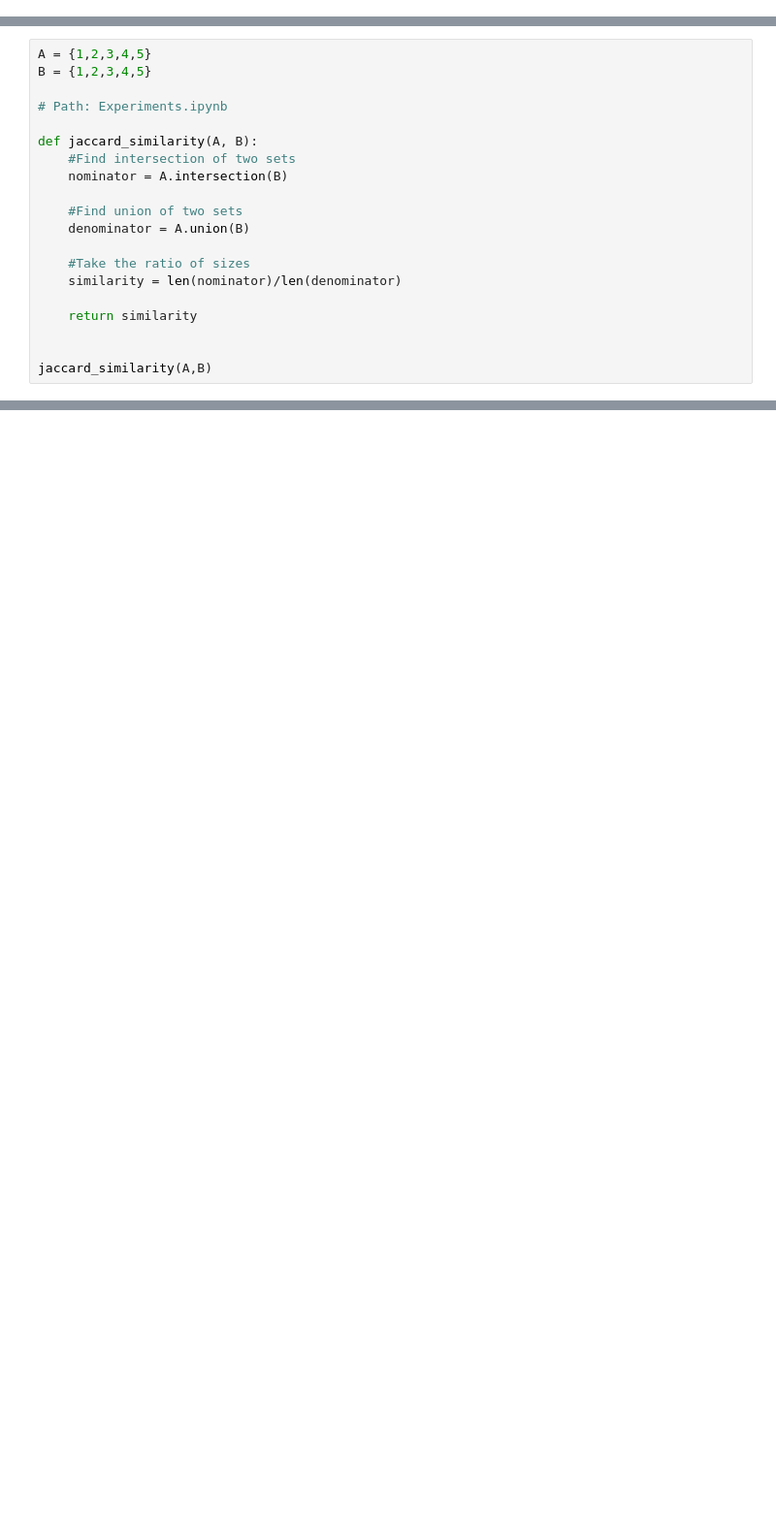
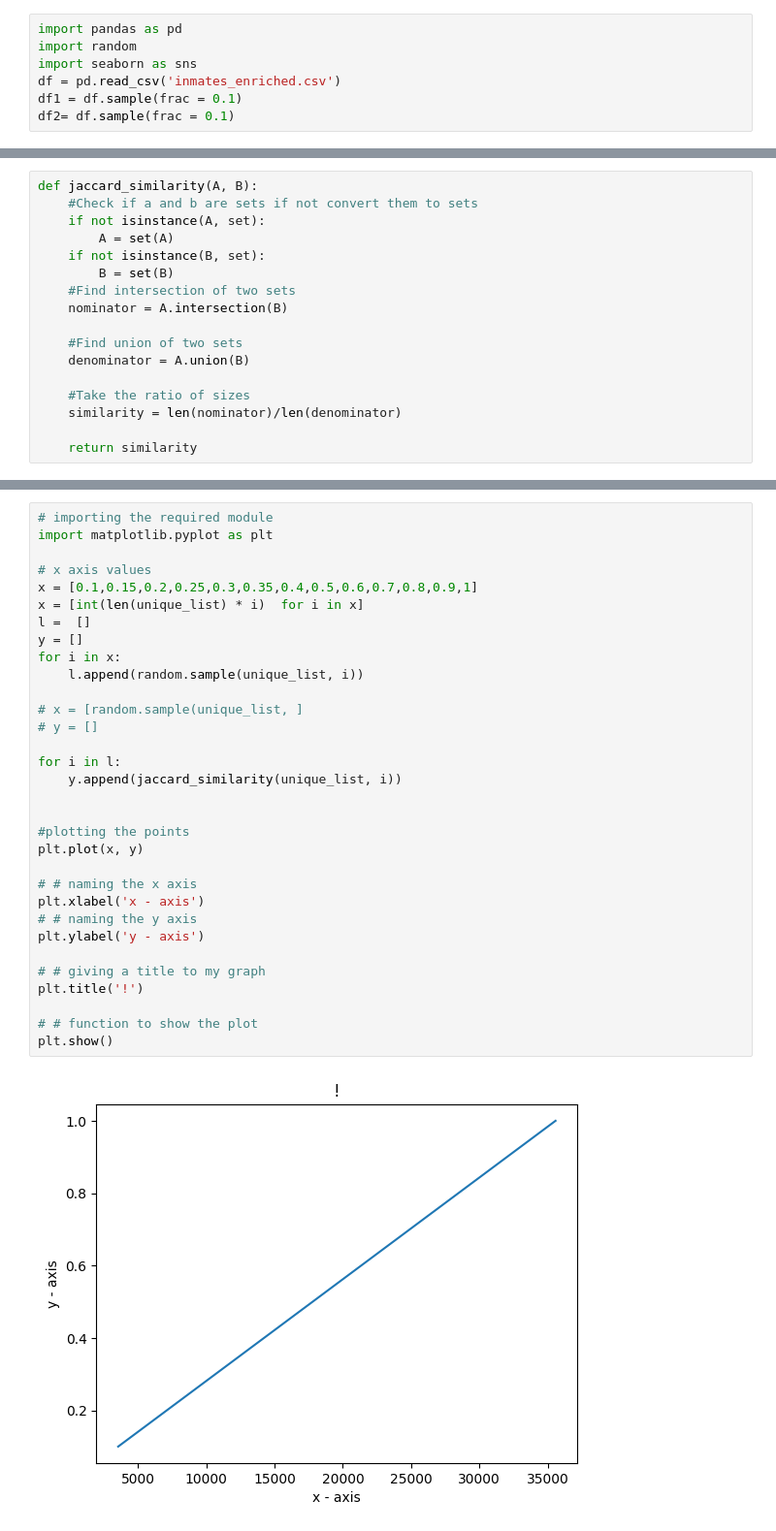
Before and after one commit to SESARLab/Big-Data-Access-Control-Extension, a Jupyter notebook: Experiments/Experiments.ipynb, the cells around one changed output, grey strips where cells are left out. Shown at 97% size. Saved outputs shown, nothing was run; the diff lists cells and outputs as text; blank space fills up the shorter version.

```diff
--- a/Experiments/Experiments.ipynb
+++ b/Experiments/Experiments.ipynb
@@ -0,0 +24,7 @@
+# %%
+import pandas as pd
+import random
+import seaborn as sns
+df = pd.read_csv('inmates_enriched.csv')
+df1 = df.sample(frac = 0.1)
+df2= df.sample(frac = 0.1)
@@ -1,10 +111,10 @@
 # %%
-A = {1,2,3,4,5}
-B = {1,2,3,4,5}
-
-# Path: Experiments.ipynb
-
 def jaccard_similarity(A, B):
+    #Check if a and b are sets if not convert them to sets
+    if not isinstance(A, set):
+        A = set(A)
+    if not isinstance(B, set):
+        B = set(B)
     #Find intersection of two sets
     nominator = A.intersection(B)
 
@@ -15,6 +125,3 @@ def jaccard_similarity(A, B):
     similarity = len(nominator)/len(denominator)
 
     return similarity
-
-
-jaccard_similarity(A,B)
@@ -37,0 +128,34 @@ sum(rel_entr(C, A))
+# %%
+# importing the required module
+import matplotlib.pyplot as plt
+
+# x axis values
+x = [0.1,0.15,0.2,0.25,0.3,0.35,0.4,0.5,0.6,0.7,0.8,0.9,1]
+x = [int(len(unique_list) * i)  for i in x]
+l =  []
+y = []
+for i in x:
+    l.append(random.sample(unique_list, i))
+
+# x = [random.sample(unique_list, ]
+# y = []
+
+for i in l:
+    y.append(jaccard_similarity(unique_list, i))
+
+
+#plotting the points
+plt.plot(x, y)
+
+# # naming the x axis
+plt.xlabel('x - axis')
+# # naming the y axis
+plt.ylabel('y - axis')
+
+# # giving a title to my graph
+plt.title('!')
+
+# # function to show the plot
+plt.show()
+# %% [output]
+[figure, added]
```
Also changed, not shown: parts of 9 cells of this notebook, 6 other files.
